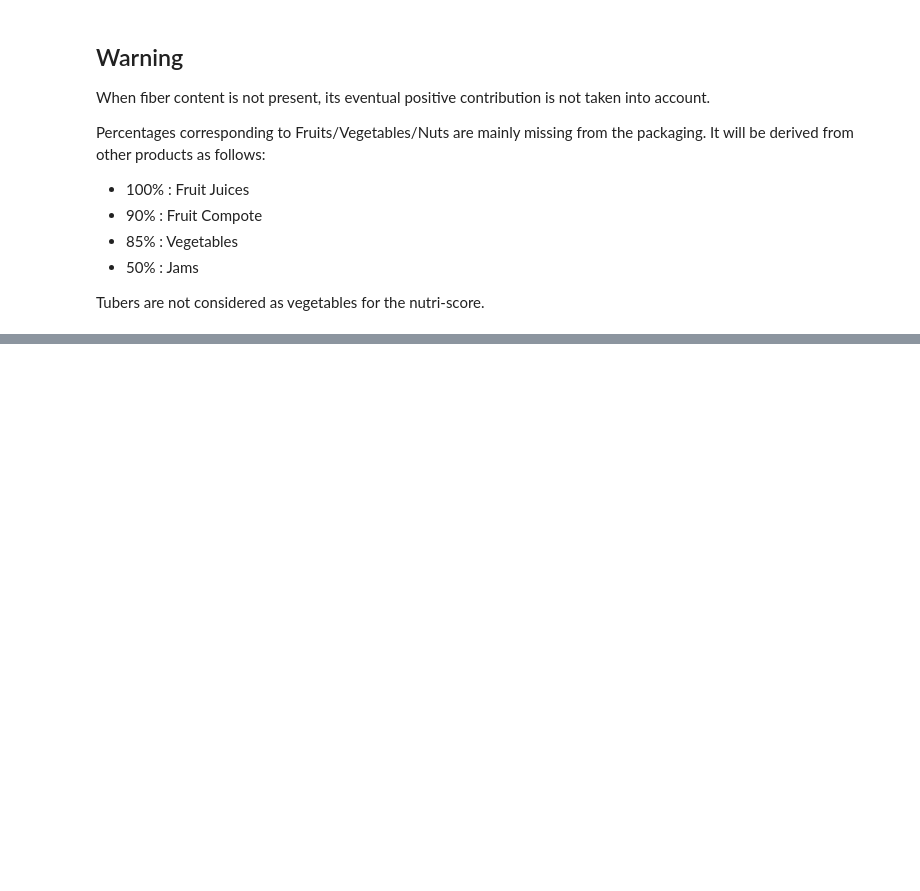
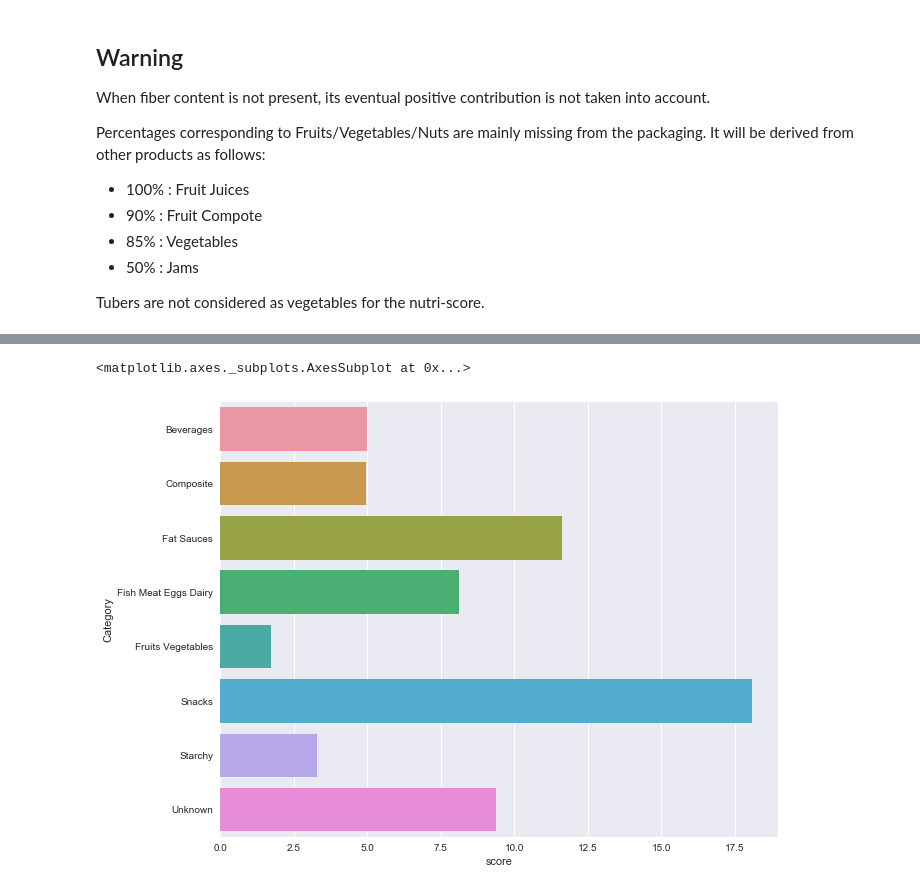
Before and after one commit to Painguin/smart_rams_project, a Jupyter notebook: Project.ipynb, the cells around one changed output, grey strips where cells are left out. Drawn from its saved outputs; the diff is of its cells as text; code cells hidden in the pictures; blank space fills up the shorter version.

```diff
--- a/Project.ipynb
+++ b/Project.ipynb
@@ -297,0 +287,3 @@ data['score'].hist(bins=int(data['score'].max() - data['score'].min() + 1))
+# %%
+score_mean_by_category = data[['Category', 'score']].groupby('Category').mean()
+score_mean_by_category
@@ -297,0 +301,6 @@ data['score'].hist(bins=int(data['score'].max() - data['score'].min() + 1))
+# %%
+plt.figure(figsize=(10,8))
+sns.barplot(score_mean_by_category.score, score_mean_by_category.index,orient='h')
+# %% [output]
+<matplotlib.axes._subplots.AxesSubplot at 0x...>
+[figure, added]
```
Also changed, not shown: parts of 8 cells of this notebook.
